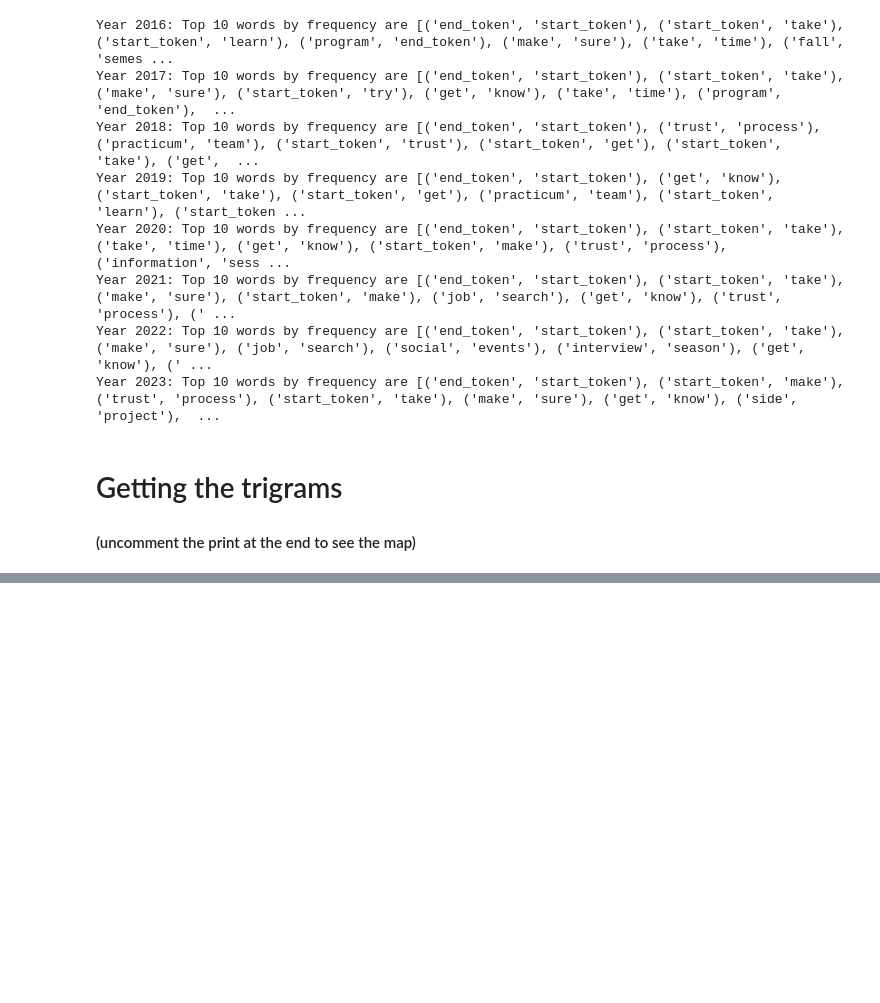
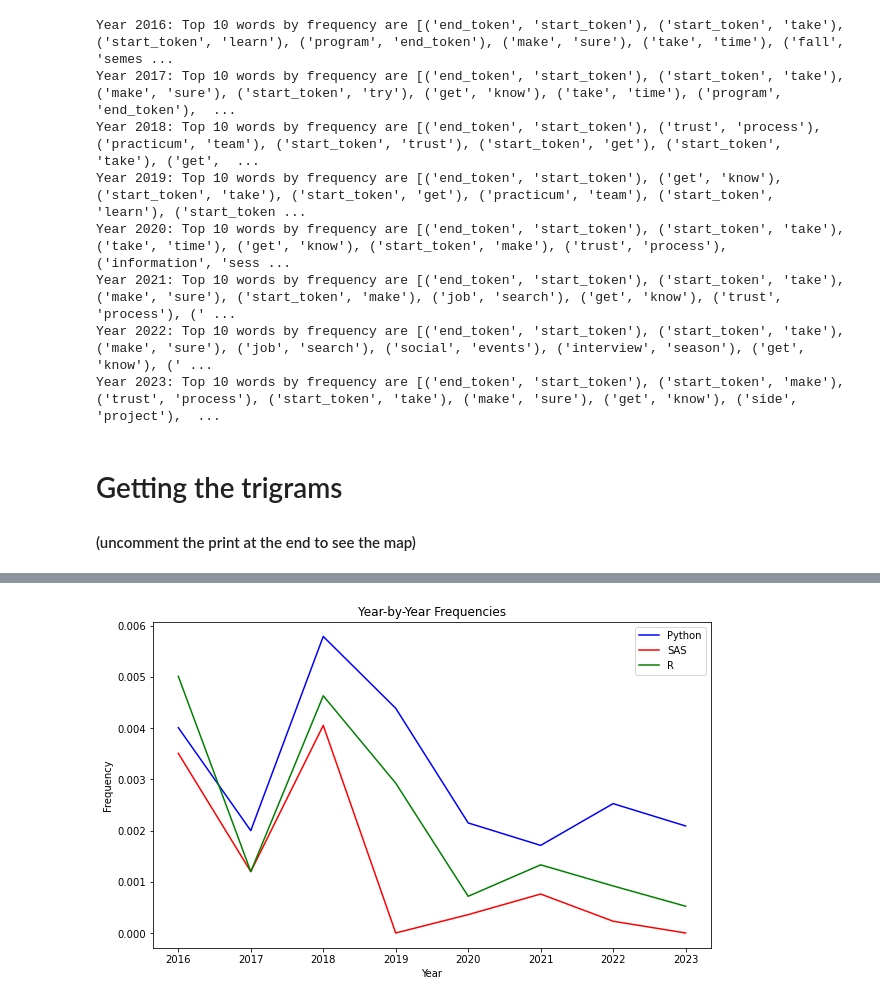
Before and after one commit to yangrchen/blues-clues-TIPS, a Jupyter notebook: notebooks/TIPS_N_grams1.ipynb, the cells around one changed output, grey strips where cells are left out. Saved outputs shown, nothing was run; the diff lists cells and outputs as text; code cells hidden in the pictures; blank space fills up the shorter version.

```diff
--- a/notebooks/TIPS_N_grams1.ipynb
+++ b/notebooks/TIPS_N_grams1.ipynb
@@ -195,0 +232,19 @@ for year in years:
+# %%
+# Create the line graph
+years = range(2016, 2024)
+plt.figure(figsize=(10, 6))  # Adjusts the figure size
+
+plt.plot(years, py_frequencies, color='blue', label='Python')
+plt.plot(years, sas_frequencies, color='red', label='SAS')
+plt.plot(years, r_frequencies, color='green', label='R')
+
+# Set chart title and labels
+plt.title('Year-by-Year Frequencies')
+plt.xlabel('Year')
+plt.ylabel('Frequency')
+plt.legend()
+
+# Display the chart
+plt.show()
+# %% [output]
+[figure, added]
```
Also changed, not shown: parts of 6 cells of this notebook.
